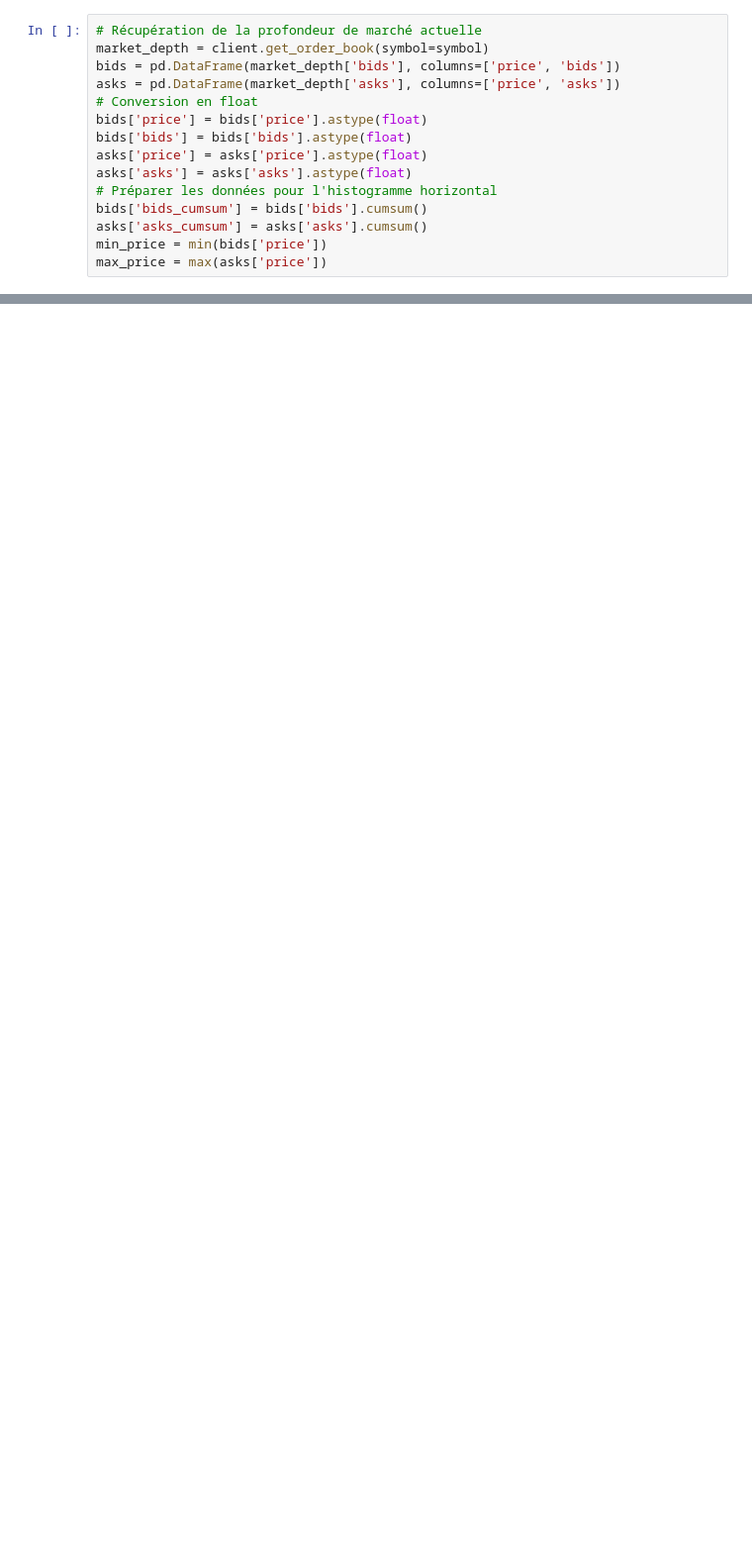
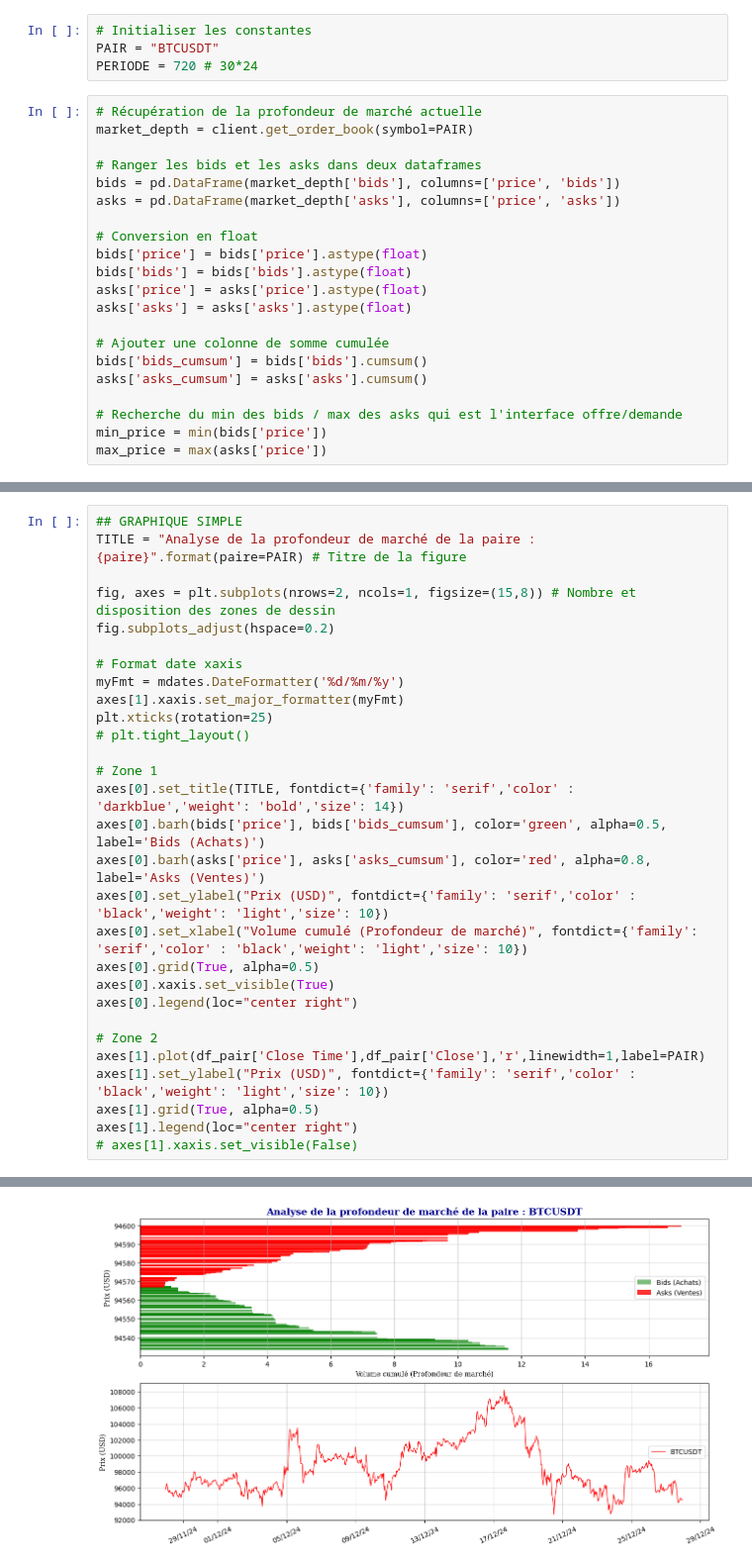
Before and after one commit to sloutmyv/Binance-API-test, a Jupyter notebook: market_deph.ipynb, the cells around one changed output, grey strips where cells are left out. Shown at 99% size. Cells and saved outputs as stored; diff of their text form; blank space fills up the shorter version.

```diff
--- a/market_deph.ipynb
+++ b/market_deph.ipynb
@@ -19,15 +25,25 @@ symbol = "BTCUSDT"
+# %%
+# Initialiser les constantes
+PAIR = "BTCUSDT"
+PERIODE = 720 # 30*24
 # %%
 # Récupération de la profondeur de marché actuelle
-market_depth = client.get_order_book(symbol=symbol)
+market_depth = client.get_order_book(symbol=PAIR)
+
+# Ranger les bids et les asks dans deux dataframes
 bids = pd.DataFrame(market_depth['bids'], columns=['price', 'bids'])
 asks = pd.DataFrame(market_depth['asks'], columns=['price', 'asks'])
+
 # Conversion en float
 bids['price'] = bids['price'].astype(float)
 bids['bids'] = bids['bids'].astype(float)
 asks['price'] = asks['price'].astype(float)
 asks['asks'] = asks['asks'].astype(float)
-# Préparer les données pour l'histogramme horizontal
+
+# Ajouter une colonne de somme cumulée
 bids['bids_cumsum'] = bids['bids'].cumsum()
 asks['asks_cumsum'] = asks['asks'].cumsum()
+
+# Recherche du min des bids / max des asks qui est l'interface offre/demande
 min_price = min(bids['price'])
 max_price = max(asks['price'])
@@ -54,0 +94,30 @@ plt.show()
+# %%
+## GRAPHIQUE SIMPLE
+TITLE = "Analyse de la profondeur de marché de la paire : {paire}".format(paire=PAIR) # Titre de la figure
+
+fig, axes = plt.subplots(nrows=2, ncols=1, figsize=(15,8)) # Nombre et disposition des zones de dessin
+fig.subplots_adjust(hspace=0.2)
+
+# Format date xaxis
+myFmt = mdates.DateFormatter('%d/%m/%y')
+axes[1].xaxis.set_major_formatter(myFmt)
+plt.xticks(rotation=25)
+# plt.tight_layout()
+
+# Zone 1
+axes[0].set_title(TITLE, fontdict={'family': 'serif','color' : 'darkblue','weight': 'bold','size': 14})
+axes[0].barh(bids['price'], bids['bids_cumsum'], color='green', alpha=0.5, label='Bids (Achats)')
+axes[0].barh(asks['price'], asks['asks_cumsum'], color='red', alpha=0.8, label='Asks (Ventes)')
+axes[0].set_ylabel("Prix (USD)", fontdict={'family': 'serif','color' : 'black','weight': 'light','size': 10})
+axes[0].set_xlabel("Volume cumulé (Profondeur de marché)", fontdict={'family': 'serif','color' : 'black','weight': 'light','size': 10})
+axes[0].grid(True, alpha=0.5)
+axes[0].xaxis.set_visible(True)
+axes[0].legend(loc="center right")
+
+# Zone 2
+axes[1].plot(df_pair['Close Time'],df_pair['Close'],'r',linewidth=1,label=PAIR)
+axes[1].set_ylabel("Prix (USD)", fontdict={'family': 'serif','color' : 'black','weight': 'light','size': 10})
+axes[1].grid(True, alpha=0.5)
+axes[1].legend(loc="center right")
+# axes[1].xaxis.set_visible(False)
+# %% [output]
@@ -54,0 +125 @@ plt.show()
+[figure, added]
```
Also changed, not shown: parts of 7 cells of this notebook, 7 other files.
